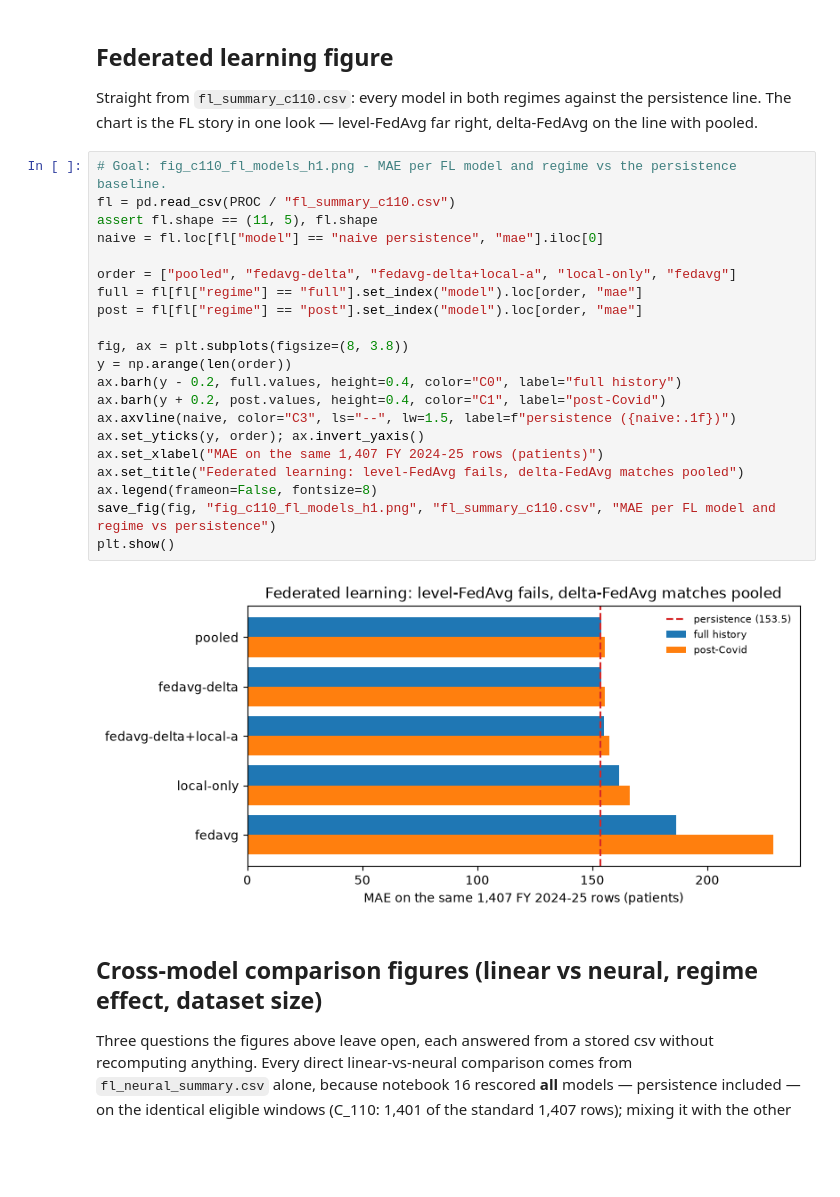
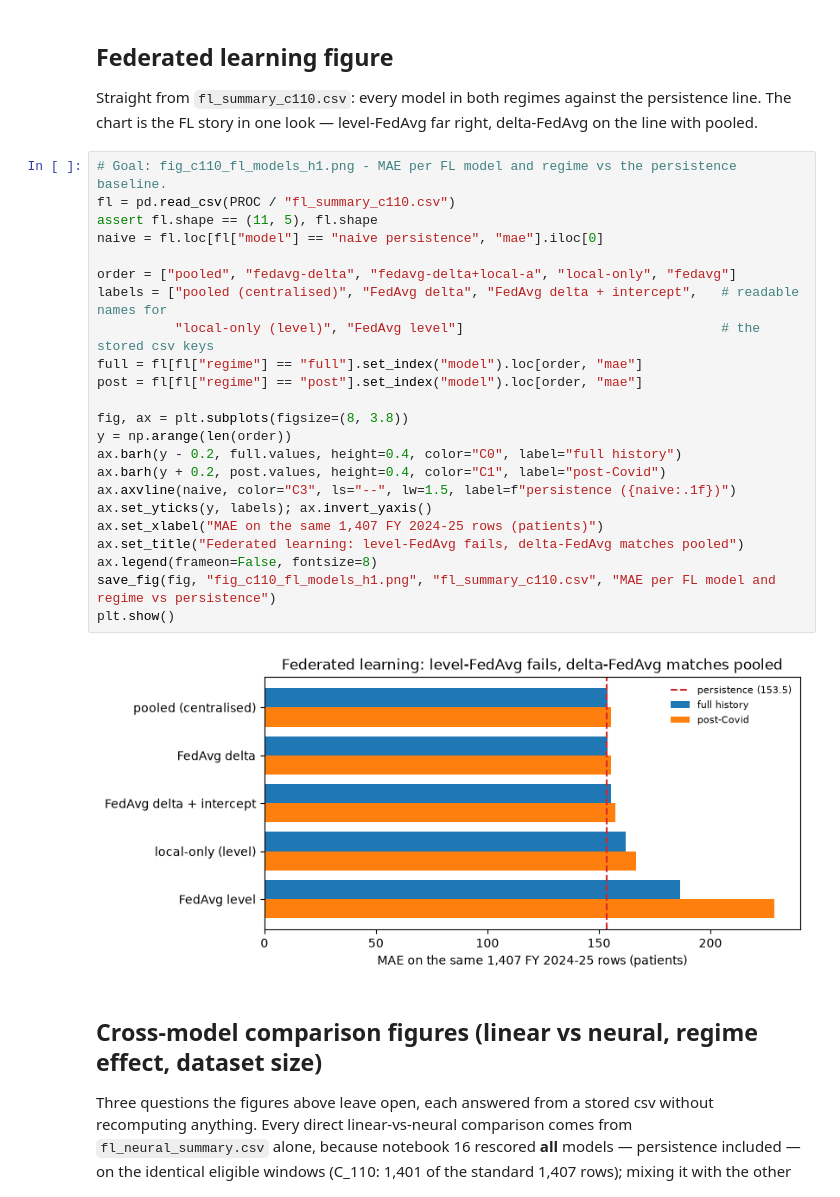
Before and after one commit to nileshsarkar-ai/fedOPD, a Jupyter notebook: src/13_report_figures.ipynb, the cells around one changed output. Cells and saved outputs as stored; diff of their text form; blank space fills up the shorter version.

```diff
--- a/src/13_report_figures.ipynb
+++ b/src/13_report_figures.ipynb
@@ -340,26 +343,28 @@ is the FL story in one look — level-FedAvg far right, delta-FedAvg on the line
 # %%
 # Goal: fig_c110_fl_models_h1.png - MAE per FL model and regime vs the persistence baseline.
 fl = pd.read_csv(PROC / "fl_summary_c110.csv")
 assert fl.shape == (11, 5), fl.shape
 naive = fl.loc[fl["model"] == "naive persistence", "mae"].iloc[0]
 
 order = ["pooled", "fedavg-delta", "fedavg-delta+local-a", "local-only", "fedavg"]
+labels = ["pooled (centralised)", "FedAvg delta", "FedAvg delta + intercept",   # readable names for
+          "local-only (level)", "FedAvg level"]                                 # the stored csv keys
 full = fl[fl["regime"] == "full"].set_index("model").loc[order, "mae"]
 post = fl[fl["regime"] == "post"].set_index("model").loc[order, "mae"]
 
 fig, ax = plt.subplots(figsize=(8, 3.8))
 y = np.arange(len(order))
 ax.barh(y - 0.2, full.values, height=0.4, color="C0", label="full history")
 ax.barh(y + 0.2, post.values, height=0.4, color="C1", label="post-Covid")
 ax.axvline(naive, color="C3", ls="--", lw=1.5, label=f"persistence ({naive:.1f})")
-ax.set_yticks(y, order); ax.invert_yaxis()
+ax.set_yticks(y, labels); ax.invert_yaxis()
 ax.set_xlabel("MAE on the same 1,407 FY 2024-25 rows (patients)")
 ax.set_title("Federated learning: level-FedAvg fails, delta-FedAvg matches pooled")
 ax.legend(frameon=False, fontsize=8)
 save_fig(fig, "fig_c110_fl_models_h1.png", "fl_summary_c110.csv", "MAE per FL model and regime vs persistence")
 plt.show()
 # %% [output]
-[figure, old version]
+[figure, new version]
 # %% [markdown]
 ## Cross-model comparison figures (linear vs neural, regime effect, dataset size)
 
```
Also changed, not shown: parts of 4 cells of this notebook, 15 other files.
